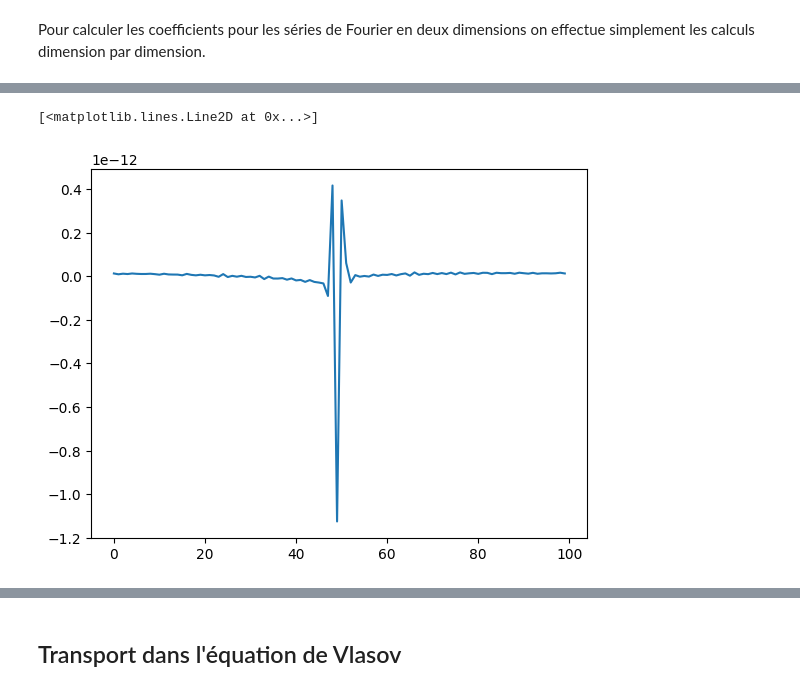
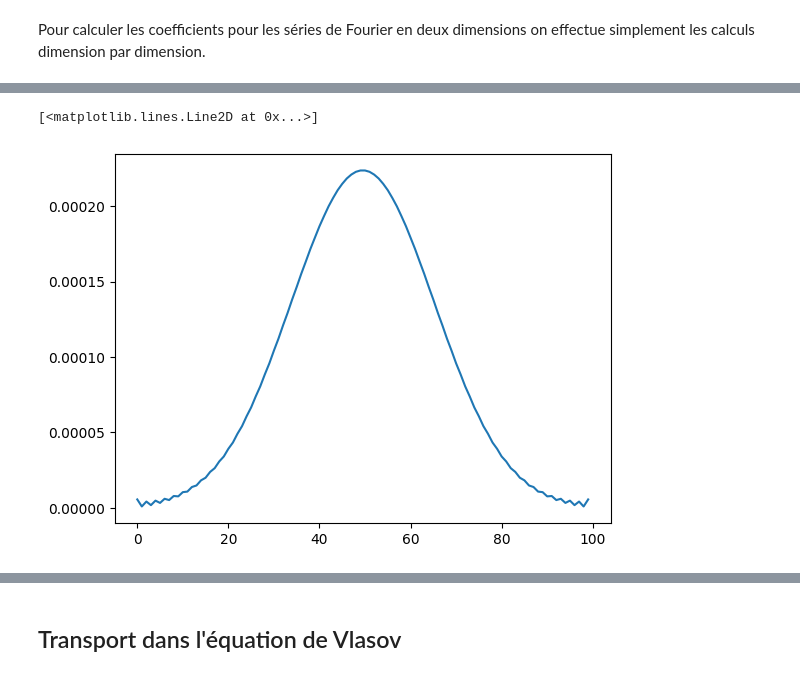
Before and after one commit to chassardmartin/vlasov_bsl, a Jupyter notebook: v1.ipynb, the cells around one changed output, grey strips where cells are left out. Cells and saved outputs as stored; diff of their text form; code cells hidden in the pictures.

```diff
--- a/v1.ipynb
+++ b/v1.ipynb
@@ -119,5 +151,4 @@ On écrit une fonction qui reconstruit une fonction en calculant sa série de Fo
 # %%
-def reconstuction(x, c):
-    nx = len(x)
-    s = lambda x: (1/nx) * np.sum([c[k]*np.exp(1j*k*x) for k in range(len(c))])
+def fourier_reconstuction(x, c):
+    s = lambda x: (1 / (2*np.pi)) * np.sum([coeff*np.exp(1j*k*x) for k, coeff in zip(k_values, c)])
     return np.array([s(_x) for _x in x])
@@ -170 +203,4 @@ c = fourier_coeffs_2D(x, v, f)
+# %%
+F = build_F_tilde(x)
+c = fourier_coeffs_1D(x, f_zero[:,0], F)
 # %%
@@ -185,16 +235,17 @@ def reconstuction_2D(x, v, c):
 # %%
 def solve_poisson(x,f):
     nx = len(x)
-    c = fourier_coeffs_2D(x, v, f)
-    c_tilde = np.zeros(nx, dtype=complex)
-    c_tilde[0] = 1 - c[0,0]
-    for i in range(1, nx):
-        c_tilde[i] = - c[i,0]
-    d = np.zeros(nx, dtype=complex)
+    F = build_F_tilde(x)
+    c = fourier_coeffs_1D(x, f[:,0], F)
+    c_tilde = np.zeros(2*K+1, dtype=complex)
+    c_tilde[0] = 1 - c[0]
+    for k in range(1, 2*K+1):
+        c_tilde[k] = - c[k]
+    d = np.zeros(2*K+1, dtype=complex)
     d[0] = 0
-    for k in range(1,nx):
+    for k in range(1, 2*K+1):
         d[k] = (c_tilde[k]) / (k*1j)
-    _E = reconstuction(x, d)
+    _E = fourier_reconstuction(x, d)
     return _E
 # %%
-E_zero = solve_poisson(x, f)
+E_zero = solve_poisson(x, f_zero)
@@ -201,5 +257,5 @@ E_zero = solve_poisson(x, f)
 # %%
-plt.plot(np.real(E_zero))
+plt.plot(np.abs(E_zero))
 # %% [output]
 [<matplotlib.lines.Line2D at 0x...>]
-[figure, old version]
+[figure, new version]
```
Also changed, not shown: parts of 33 cells of this notebook, 1 other file.
